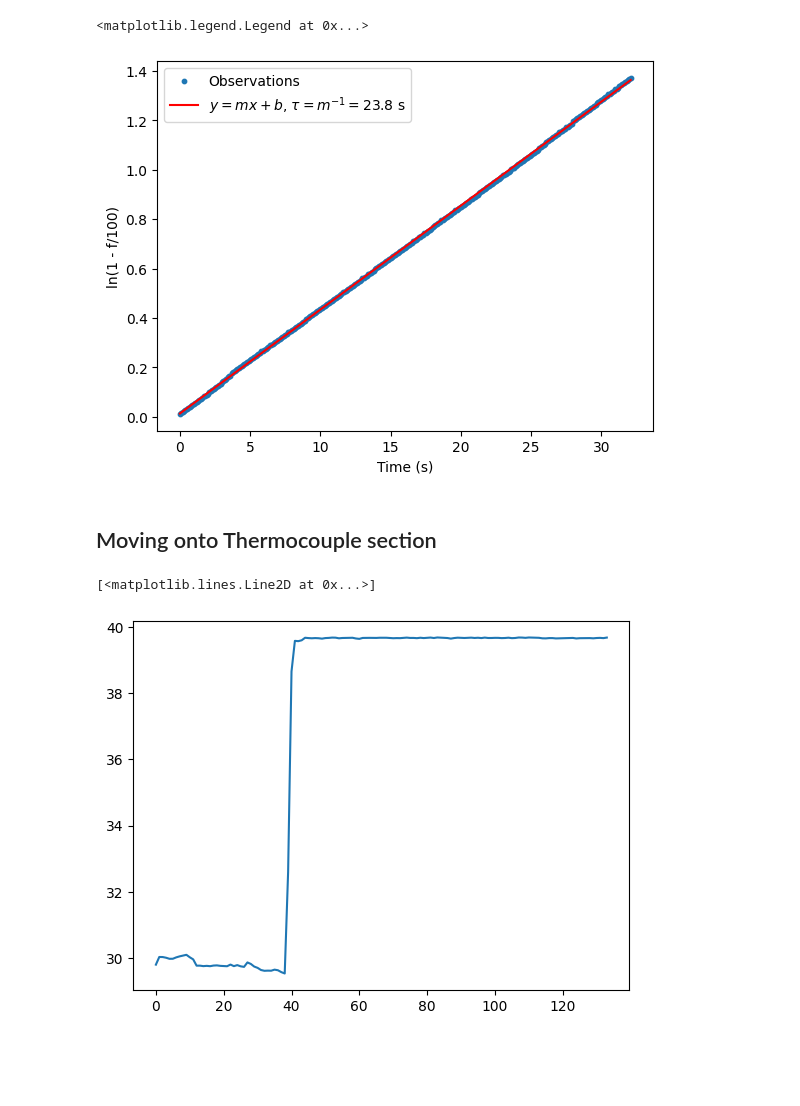
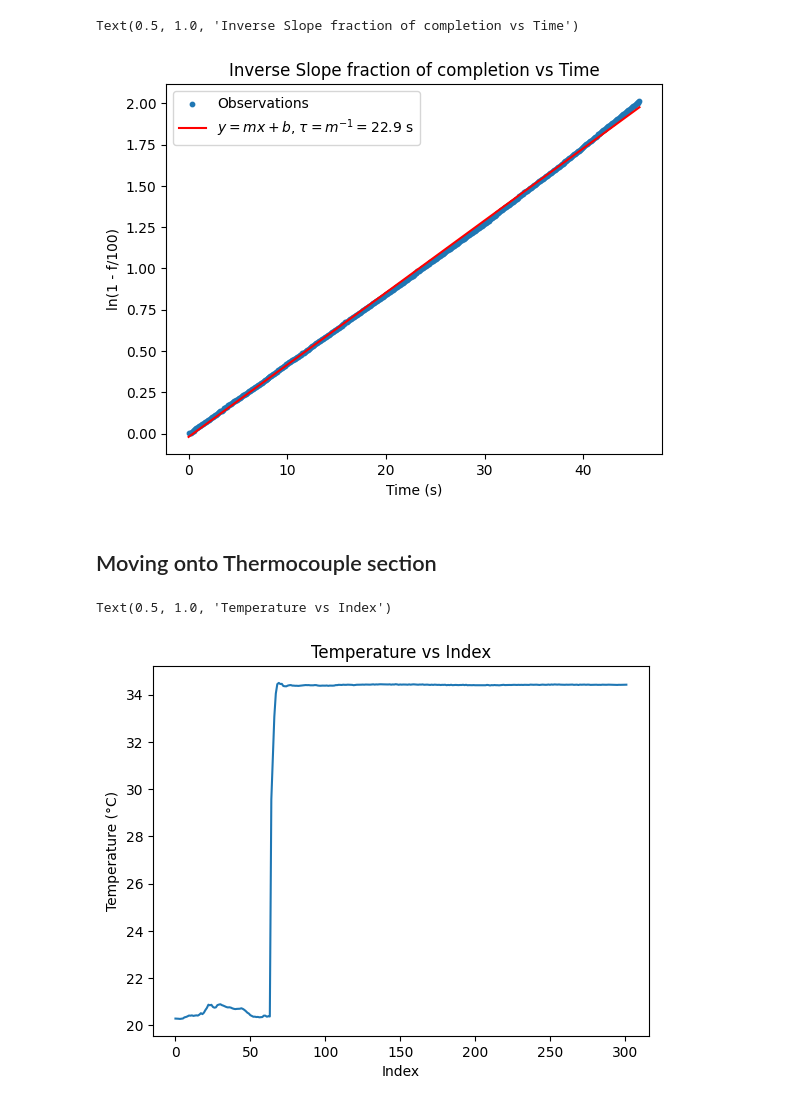
Before and after one commit to EP-Shark/MET4400C_Ins-obs_labs, a Jupyter notebook: Labs/lab_2_files/Full_lab2.ipynb, the cells around one changed output. Drawn from its saved outputs; the diff is of its cells as text; code cells hidden in the pictures; blank space fills up the shorter version.

```diff
--- a/Labs/lab_2_files/Full_lab2.ipynb
+++ b/Labs/lab_2_files/Full_lab2.ipynb
@@ -6,7 +9,7 @@ import pandas as pd
 # %%
 #Loading datasets
 filepath = '/Users/epalmer/MET4400C_Ins-obs_labs/Labs/lab_2_files/Data_L2'
-data_RC = pd.read_csv(f'{filepath}/Full_Lab_2_Example_Data_RCCircuit.csv', header=36)
-data_ThermoC = pd.read_csv(f'{filepath}/Full_Lab_2_Example_Data_Thermocouple.csv', header = 36)
+data_RC = pd.read_csv(f'{filepath}/Full_Lab_2_RC_data.CSV', header=36)
+data_ThermoC = pd.read_csv(f'{filepath}/Full_Lab_2_Thermocouple_data.CSV', header = 36)
 #data_RC
-data_ThermoC
+#data_ThermoC
@@ -132,9 +97,10 @@ plt.plot(x, m*x + b, color='red', label=r'$y=mx+b$, $\tau = m^{-1} = %.1f$ s' %
 plt.xlabel('Time (s)')
 plt.ylabel('ln(1 - f/100)')
 plt.legend()
+plt.title('Inverse Slope fraction of completion vs Time')
 # %% [output]
-<matplotlib.legend.Legend at 0x...>
+Text(0.5, 1.0, 'Inverse Slope fraction of completion vs Time')
-[figure, old version]
+[figure, new version]
 # %% [markdown]
 ## Moving onto Thermocouple section ##
 # %%
@@ -143,8 +109,11 @@ T = data_ThermoC['101 (°C)- Tj']
 # %%
 # Plotting Temperature vs time
 plt.plot(T)
+plt.xlabel('Index')
+plt.ylabel('Temperature (°C)')
+plt.title('Temperature vs Index')
 # %% [output]
-[<matplotlib.lines.Line2D at 0x...>]
+Text(0.5, 1.0, 'Temperature vs Index')
-[figure, old version]
+[figure, new version]
 # %%
 plt.plot(T , marker = 'o')
```
Also changed, not shown: parts of 22 cells of this notebook, 2 other files.
